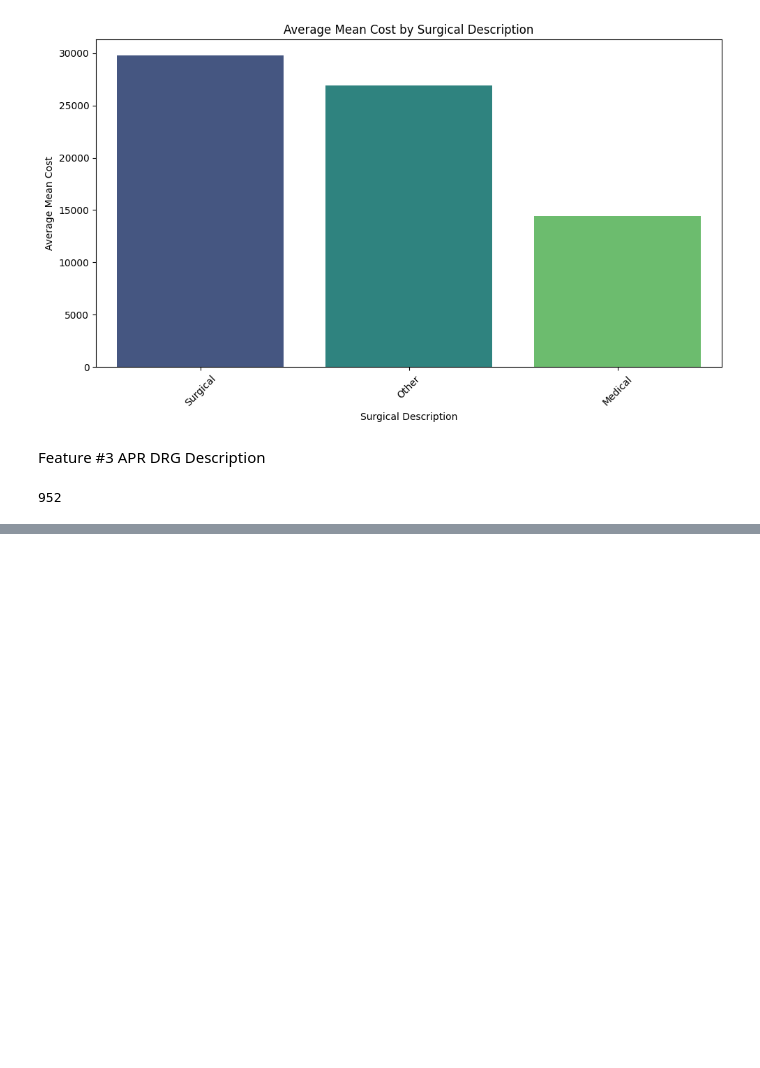
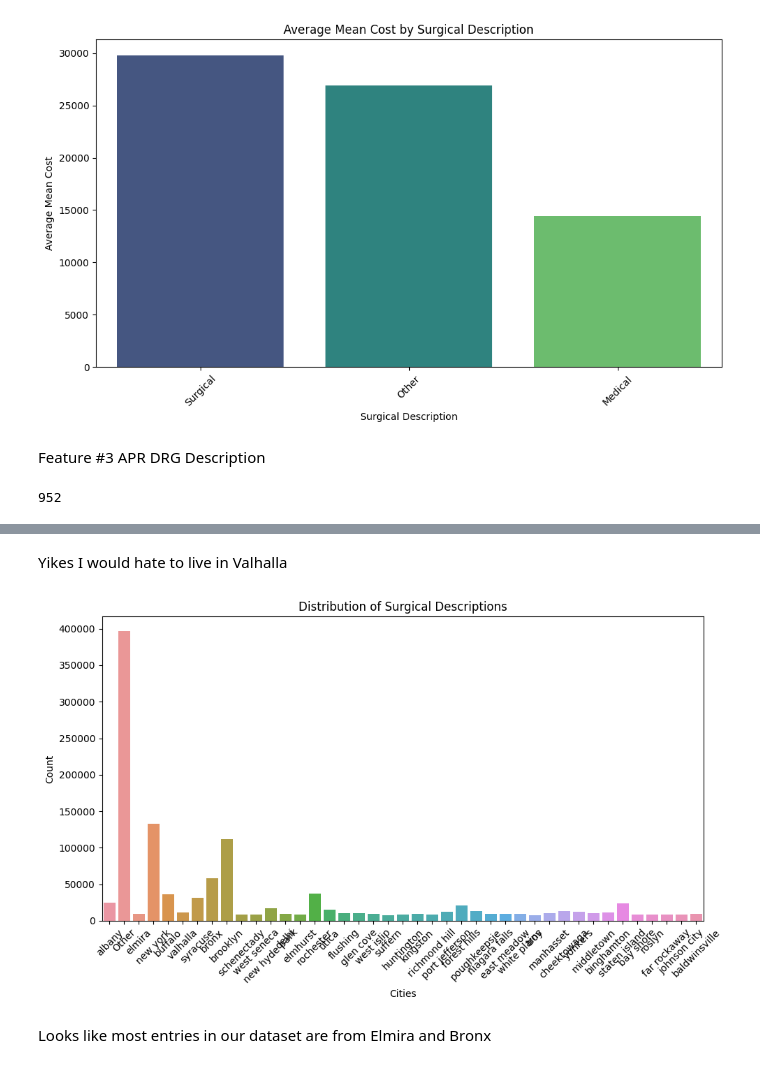
Before and after one commit to Khushin30/Healthcare-Cost-prediction, a Jupyter notebook: EDA.ipynb, the cells around one changed output, grey strips where cells are left out. Cells and saved outputs as stored; diff of their text form; code cells hidden in the pictures; blank space fills up the shorter version.

```diff
--- a/EDA.ipynb
+++ b/EDA.ipynb
@@ -444,0 +415,11 @@ plt.show()
+# %% [markdown]
+Yikes I would hate to live in Valhalla
+# %%
+cat_plot(SPARCS_df['Facility City Grouped'],
+         x_label="Cities",
+         y_label="Count",
+         title="Distribution of Surgical Descriptions")
+# %% [output]
+[figure, added]
+# %% [markdown]
+Looks like most entries in our dataset are from Elmira and Bronx
```
Also changed, not shown: parts of 24 cells of this notebook, 3 other files.
